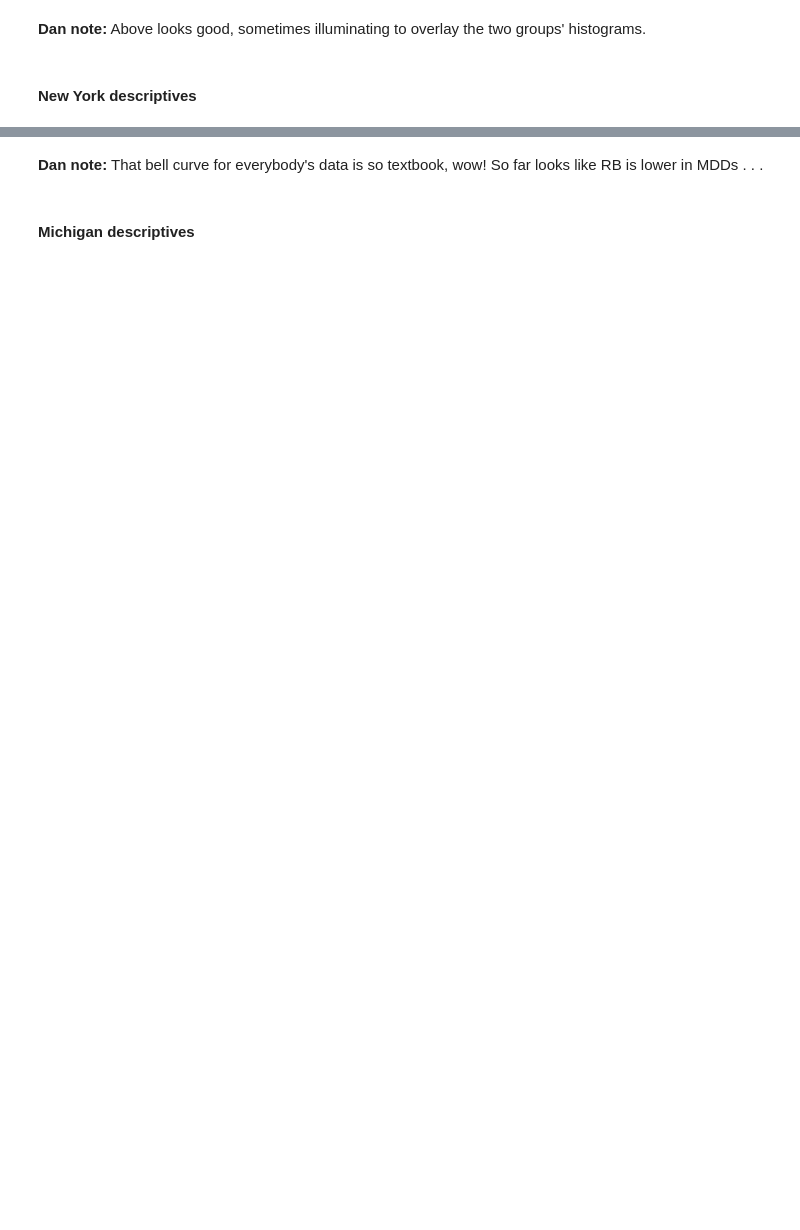
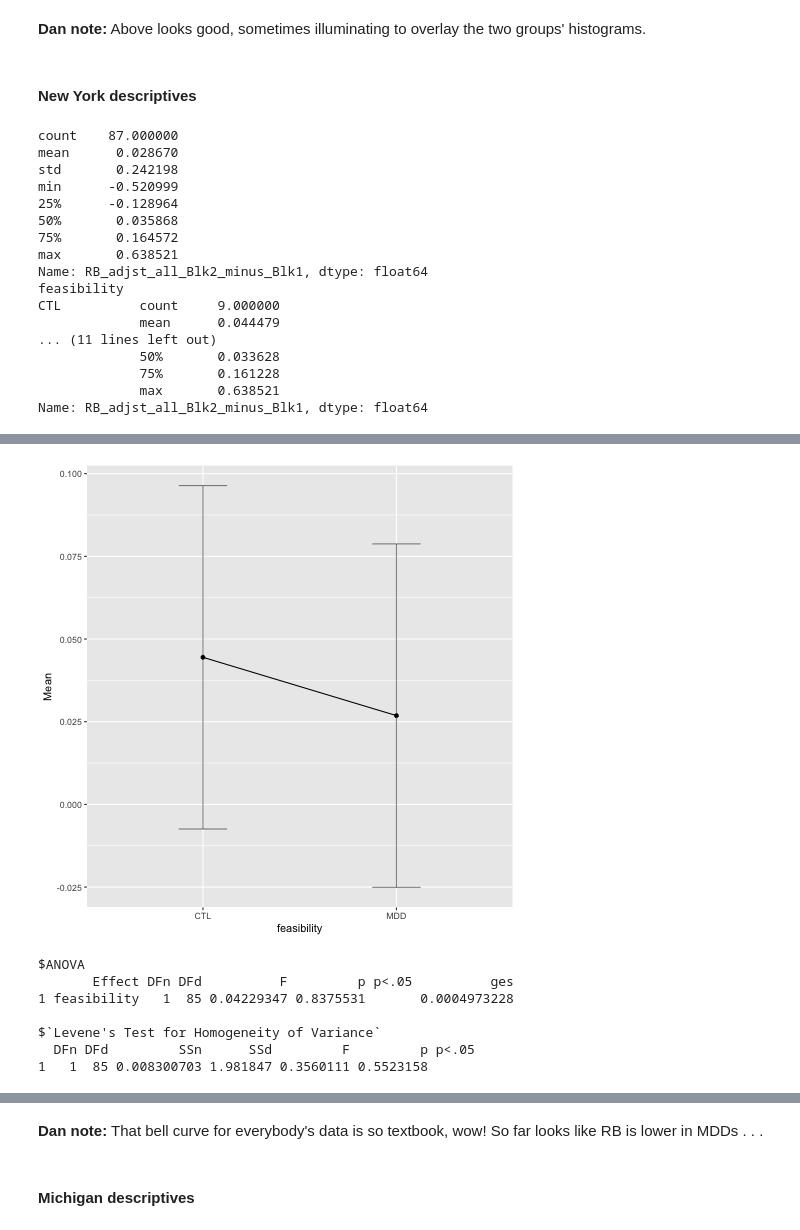
Before and after one commit to vlawlor/EMBARC-PRT, a Jupyter notebook: PRT_Prettier.ipynb, the cells around one changed output, grey strips where cells are left out. Cells and saved outputs as stored; diff of their text form; code cells hidden in the pictures; blank space fills up the shorter version.

```diff
--- a/PRT_Prettier.ipynb
+++ b/PRT_Prettier.ipynb
@@ -449,12 +493,7 @@ group_fig.map(sns.distplot,'RB_adjst_all_Blk2_minus_Blk1')
 # %% [markdown]
 #### New York descriptives
 # %%
-df_cu = pd.read_csv('/Users/'+ uname +'/Work/Expts/EMBARC/Data/PRT/New_York_one_sess_stand.csv')
-df_cu.loc[df_cu['feasibility'] == 1, 'feasibility'] = 'MDD'
-df_cu.loc[df_cu['feasibility'] == 3, 'feasibility'] = 'MDD'
-df_cu.loc[df_cu['feasibility'] == 5, 'feasibility'] = 'MDD'
-df_cu.loc[df_cu['feasibility'] == 4, 'feasibility'] = 'CTL'
-
+df_cu = df_firstsess[df_firstsess.site == 'CU']
 print (df_cu.RB_adjst_all_Blk2_minus_Blk1.describe())
 
 t = df_cu.groupby(['feasibility'])
@@ -470,3 +509,21 @@ group_fig.map(sns.distplot,'RB_adjst_all_Blk2_minus_Blk1')
 %R print(cat)
 %R ay <- ezANOVA(data = df_cu, dv = RB_adjst_all_Blk2_minus_Blk1, between = feasibility, wid=ProjectSpecificID)
 %R print(ay)
+# %% [output]
+count    87.000000
+mean      0.028670
+std       0.242198
+min      -0.520999
+25%      -0.128964
+50%       0.035868
+75%       0.164572
+max       0.638521
+Name: RB_adjst_all_Blk2_minus_Blk1, dtype: float64
+feasibility
+CTL          count     9.000000
+             mean      0.044479
+... (11 lines left out)
+             50%       0.033628
+             75%       0.161228
+             max       0.638521
+Name: RB_adjst_all_Blk2_minus_Blk1, dtype: float64
@@ -472,0 +531,8 @@ group_fig.map(sns.distplot,'RB_adjst_all_Blk2_minus_Blk1')
+[figure, added]
+$ANOVA
+       Effect DFn DFd          F         p p<.05          ges
+1 feasibility   1  85 0.04229347 0.8375531       0.0004973228
+
+$`Levene's Test for Homogeneity of Variance`
+  DFn DFd         SSn      SSd         F         p p<.05
+1   1  85 0.008300703 1.981847 0.3560111 0.5523158
```
Also changed, not shown: parts of 17 cells of this notebook.
